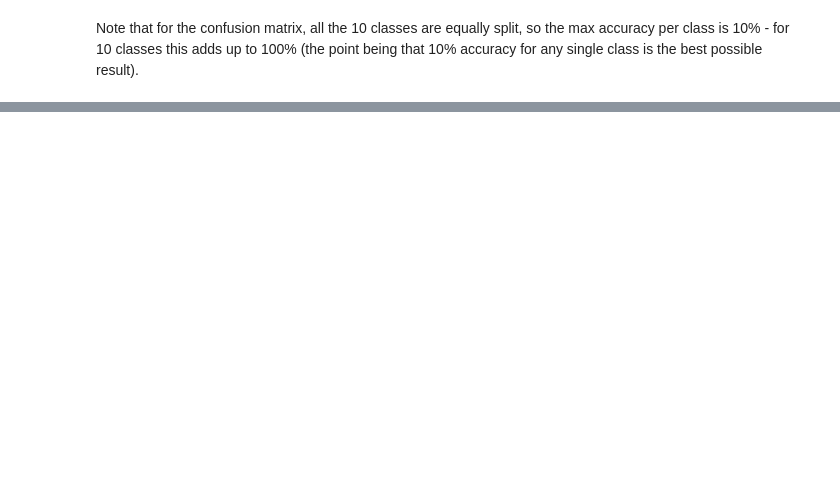
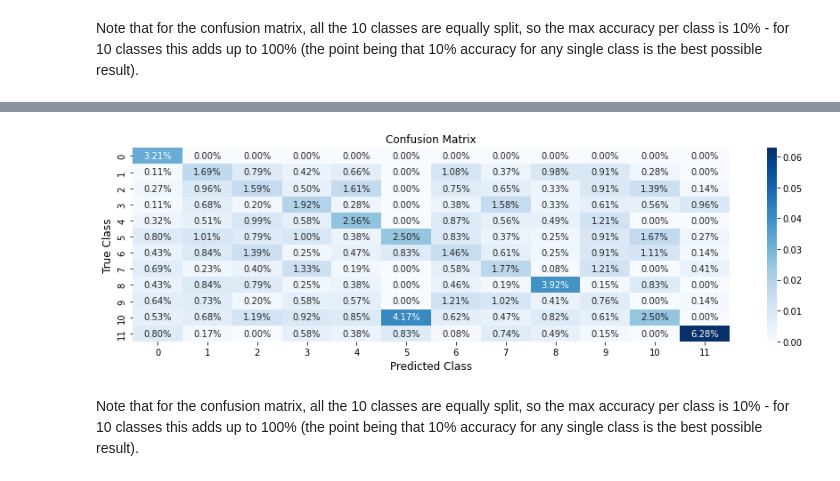
Before and after one commit to nivalf/Automated-Speech-Recognition, a Jupyter notebook: Automated_speech_recognition.ipynb, the cells around one changed output, grey strips where cells are left out. Drawn from its saved outputs; the diff is of its cells as text; code cells hidden in the pictures; blank space fills up the shorter version.

```diff
--- a/Automated_speech_recognition.ipynb
+++ b/Automated_speech_recognition.ipynb
@@ -279,0 +348,29 @@ Note that for the confusion matrix, all the 10 classes are equally split, so the
+# %%
+# number of convolutional filters
+num_filters = 32
+
+# define model
+model = Sequential(name="Baseline")
+
+model.add(Input(shape=(98,50,1)))
+
+# model.add(Conv2D(num_filters, kernel_size =(3, 3), padding='same'))
+# model.add(BatchNormalization())
+# model.add(Activation('relu'))
+
+# model.add(MaxPooling2D(pool_size =(2, 2), strides=(2, 2), padding= 'same'))
+
+# model.add(Conv2D(num_filters, kernel_size =(3, 3), padding='same'))
+# model.add(BatchNormalization())
+# model.add(Activation('relu'))
+
+model.add(Flatten())   # DEV: What does this do?
+
+model.add(Dense(num_classes))
+model.add(Softmax())
+
+# set the optimization options and compile the model
+opt = optimizers.Adam(learning_rate=0.001)
+model.compile(loss="categorical_crossentropy", optimizer=opt, metrics=["accuracy"])
+
+model.summary()
@@ -279,0 +428,2 @@ Note that for the confusion matrix, all the 10 classes are equally split, so the
+# %%
+history = model.fit(x_train, y_train, batch_size=64, epochs=10, validation_split=0.1)
@@ -279,0 +496,15 @@ Note that for the confusion matrix, all the 10 classes are equally split, so the
+# %%
+# obtain model predictions and convert softmax outputs 0-1 to integer class label predictions
+Yhat = model.predict(x_val)                    # predict model outputs on validation data as softmax outputs of probability of each class
+Yhat_integer = np.argmax(Yhat, axis=1)            # obtain the most likely class prediction as the argument of the max softmax output
+Y_test_integer = np.argmax(y_val, axis=1)   # obtain the true class as an integer
+
+# calculate and plot confusion matrix
+cm = confusion_matrix(Y_test_integer, Yhat_integer , normalize="pred")    # calculate the confusion matrix
+plt.figure(2).set_figwidth(15)                                            # setup new figure
+sns.heatmap(cm/np.sum(cm), annot=True, fmt=".2%", cmap="Blues",)          # plot the confusion matrix using the sns package
+plt.title("Confusion Matrix", fontsize = 12)                              # title
+plt.xlabel("Predicted Class", fontsize = 12)                              # xlabel
+plt.ylabel("True Class", fontsize = 12)                                   # ylabel
+plt.show()                                                                # show plot
+# %% [output]
@@ -279,0 +512,3 @@ Note that for the confusion matrix, all the 10 classes are equally split, so the
+[figure, added]
+# %% [markdown]
+Note that for the confusion matrix, all the 10 classes are equally split, so the max accuracy per class is 10% - for 10 classes this adds up to 100% (the point being that 10% accuracy for any single class is the best possible result).
```
Also changed, not shown: parts of 47 cells of this notebook.
